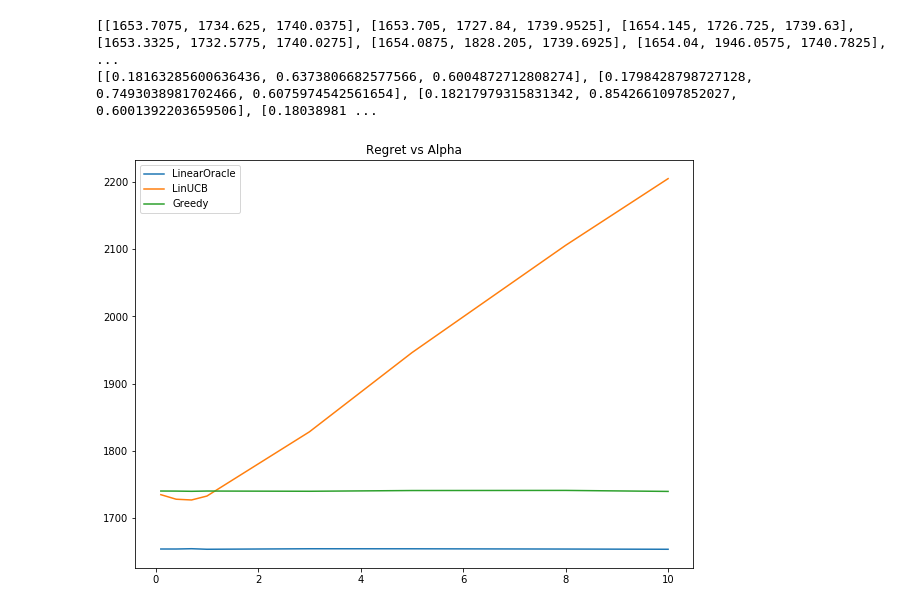
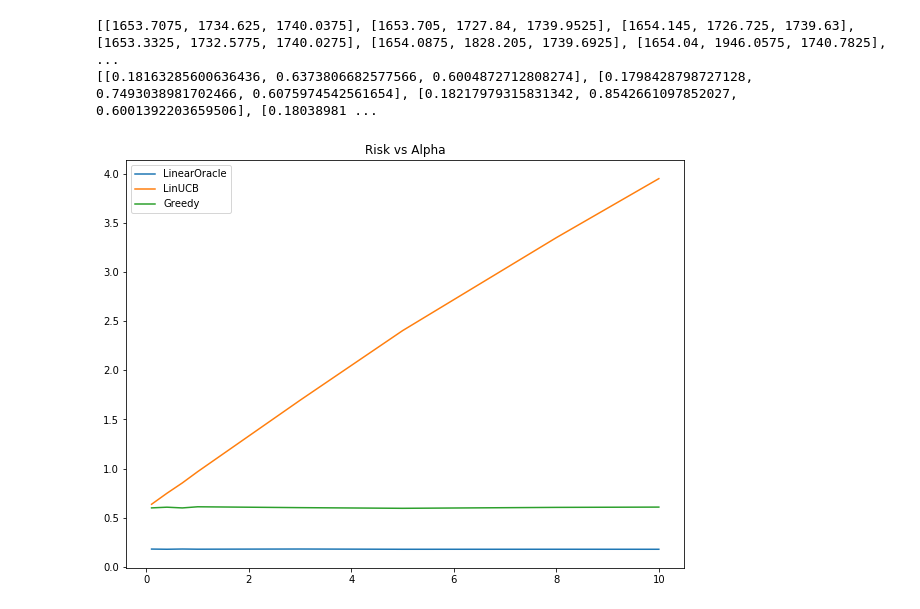
Before and after one commit to junjiedong/warfarin-bandit, a Jupyter notebook: notebooks/risk_analysis.ipynb, the cells around one changed output. Drawn from its saved outputs; the diff is of its cells as text; code cells hidden in the pictures.

Commit message:
plot risk vs alpha

```diff
--- a/notebooks/risk_analysis.ipynb
+++ b/notebooks/risk_analysis.ipynb
@@ -137,23 +137,25 @@ def plot_helper(regret_matrix, risk_matrix, alpha):
     plt.figure()
 
     for i in range(len(regret_matrix[0])):
-        plt.plot(alpha,regret_matrix[:,i])
+#         plt.plot(alpha,regret_matrix[:,i])
+        plt.plot(alpha,risk_matrix[:,i])
 
     plt.legend(["LinearOracle","LinUCB","Greedy"])
-    plt.title("Regret vs Alpha")
+    plt.title("Risk vs Alpha")
     plt.show()
 # %%
 # alpha -> 400~500
 # linUCB, oracle, greedy
 # thompson sampling
 # plot risk vs alpha, regret vs alpha
 # alpha [0.1,10]
 # algo linusbsafe
 # reward
 
 regret_matrix = np.array(regret_matrix)
+risk_matrix = np.array(risk_matrix)
 plot_helper(regret_matrix, risk_matrix, alpha)
 # %% [output]
-[figure, old version]
+[figure, new version]
 # %%
 alpha = [0.1, 0.4, 0.7, 1.0, 3.0, 5.0, 8.0, 10.0]
```
